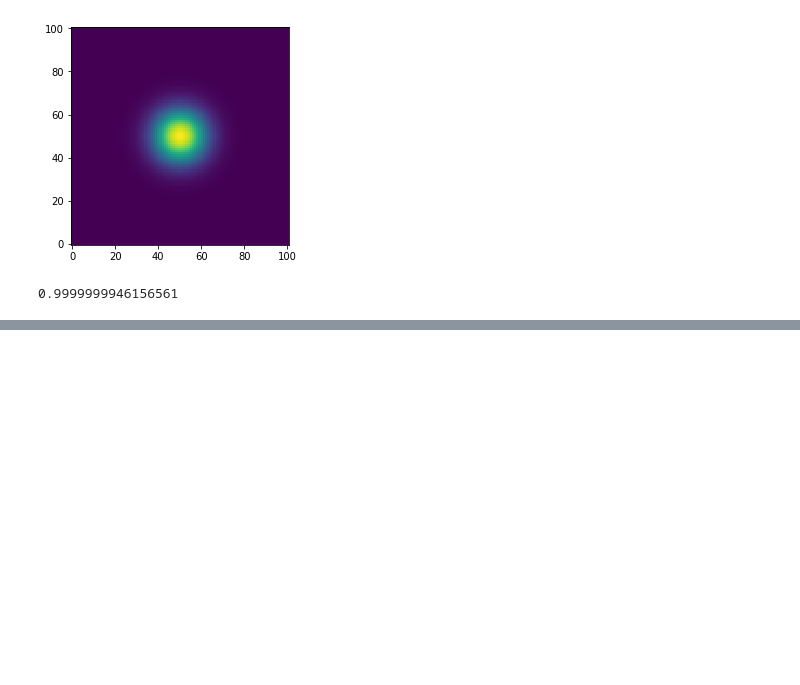
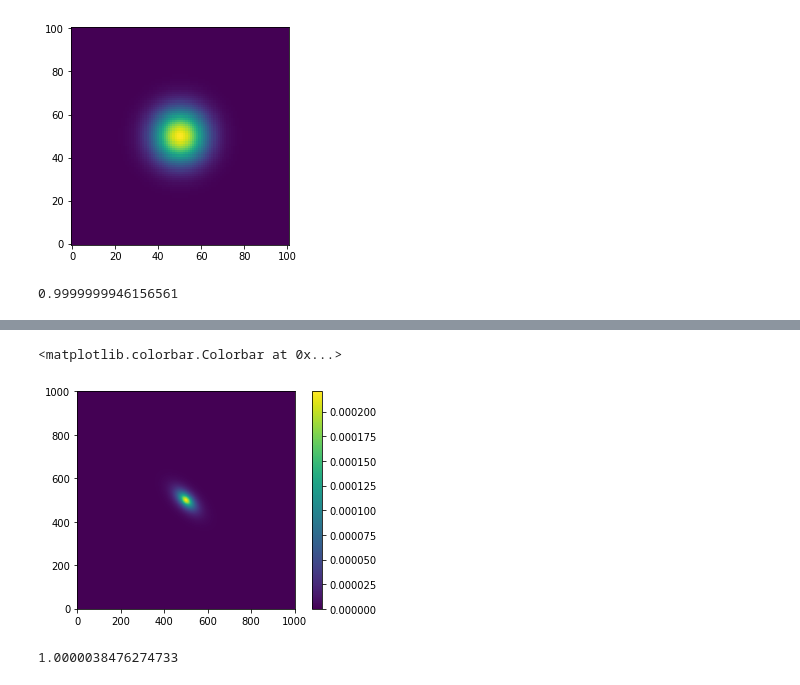
Before and after one commit to Keck-FOBOS/enyo, a Jupyter notebook: notebooks/OnSky.ipynb, the cells around one changed output, grey strips where cells are left out. Drawn from its saved outputs; the diff is of its cells as text; code cells hidden in the pictures; blank space fills up the shorter version.

```diff
--- a/notebooks/OnSky.ipynb
+++ b/notebooks/OnSky.ipynb
@@ -3,5 +3,5 @@ from enyo.etc.source import OnSkyGaussian, OnSkySersic
 from matplotlib import pyplot
 import numpy
 # %%
-t = OnSkyGaussian(20, sampling=1, size=100)
+seeing = source.OnSkyGaussian(20, sampling=1, size=100)
 # %%
@@ -27,0 +29,17 @@ numpy.sum(t.data)
+# %%
+onsky = source.OnSkySource(seeing, galaxy, sampling=1, size=1000)
+# %%
+tmp = numpy.concatenate((onsky.data.ravel(), onsky.seeing.data.ravel(),
+                         onsky.intrinsic.data.ravel()))
+vmin = numpy.amin(tmp)
+vmax = numpy.amax(tmp)/10
+# %%
+pyplot.imshow(onsky.data, origin='lower', interpolation='nearest', vmin=vmin, vmax=vmax)
+pyplot.colorbar()
+# %% [output]
+<matplotlib.colorbar.Colorbar at 0x...>
+[figure, added]
+# %%
+numpy.sum(onsky.data)
+# %% [output]
+1.0000038476274733
```
Also changed, not shown: parts of 9 cells of this notebook, 6 other files.
